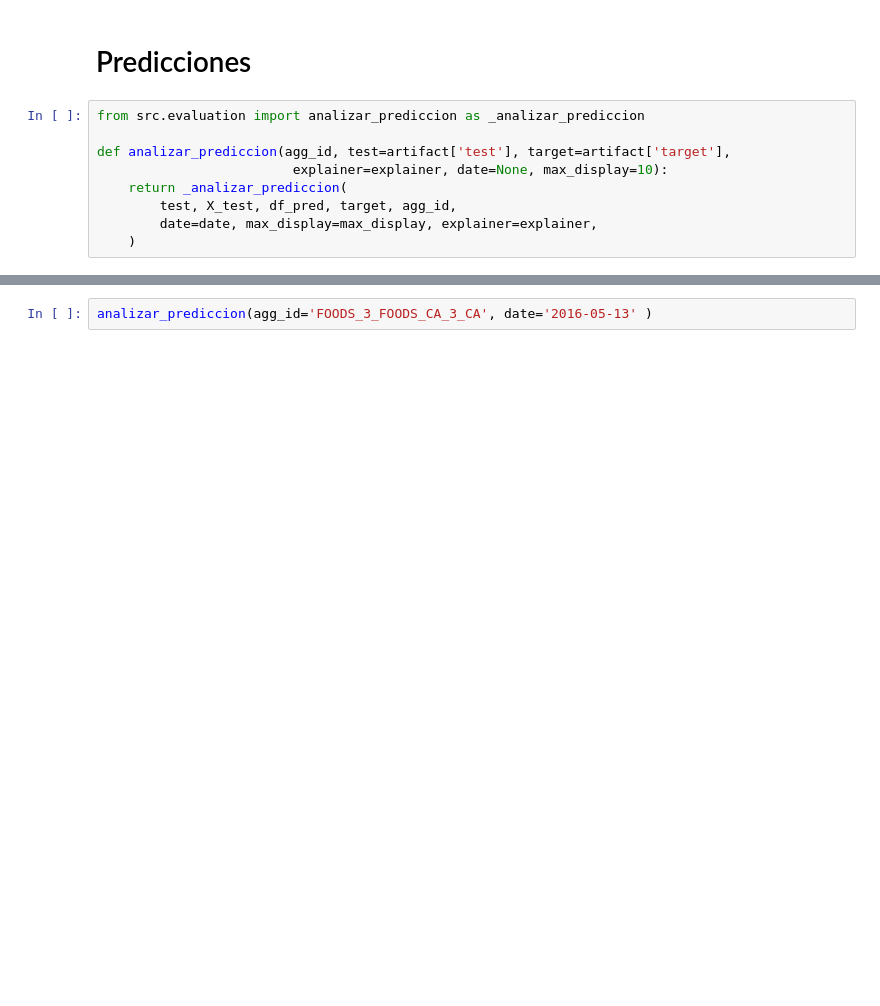
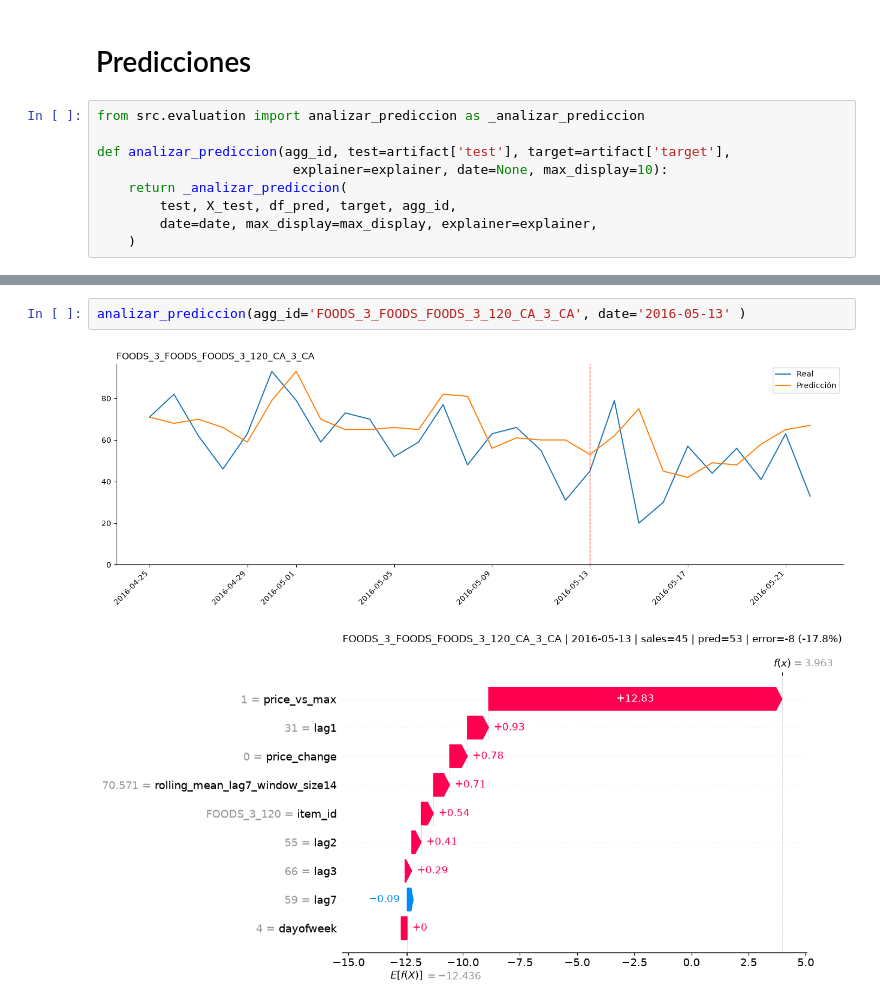
Before and after one commit to njimenez94/forecast-tfm, a Jupyter notebook: notebooks/03_predictions.ipynb, the cells around one changed output, grey strips where cells are left out. Saved outputs shown, nothing was run; the diff lists cells and outputs as text; blank space fills up the shorter version.

```diff
--- a/notebooks/03_predictions.ipynb
+++ b/notebooks/03_predictions.ipynb
@@ -108,2 +168,5 @@ df_pred.query('agg_id == "FOODS_3_FOODS_CA_3_CA"').nlargest(10, 'wape')
 # %%
-analizar_prediccion(agg_id='FOODS_3_FOODS_CA_3_CA', date='2016-05-13' )
+analizar_prediccion(agg_id='FOODS_3_FOODS_FOODS_3_120_CA_3_CA', date='2016-05-13' )
+# %% [output]
+[figure, added]
+[figure, added]
```
Also changed, not shown: parts of 11 cells of this notebook, 2 other files.
